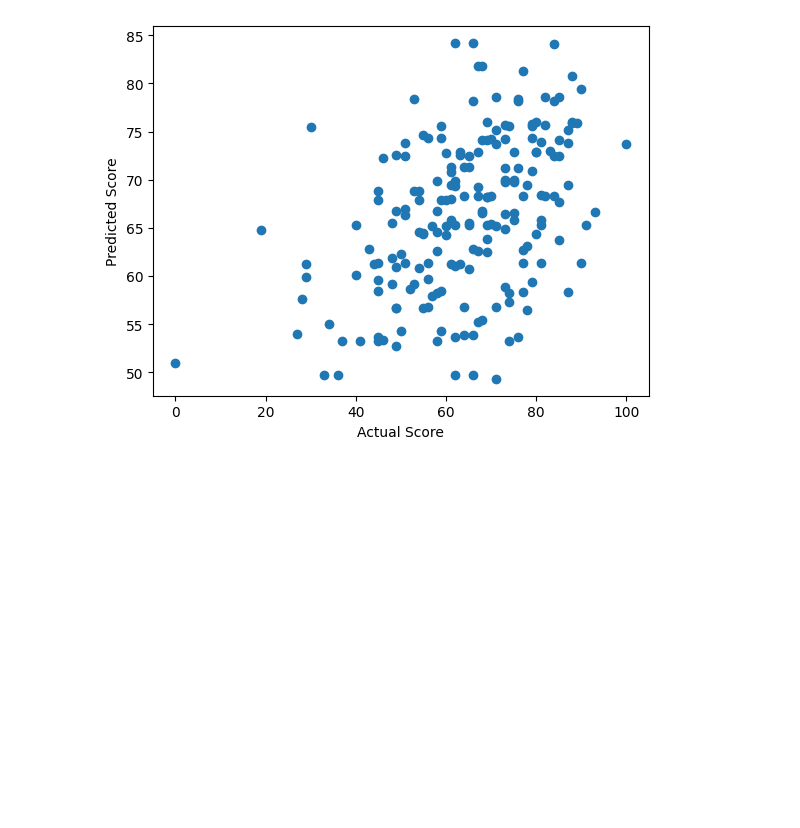
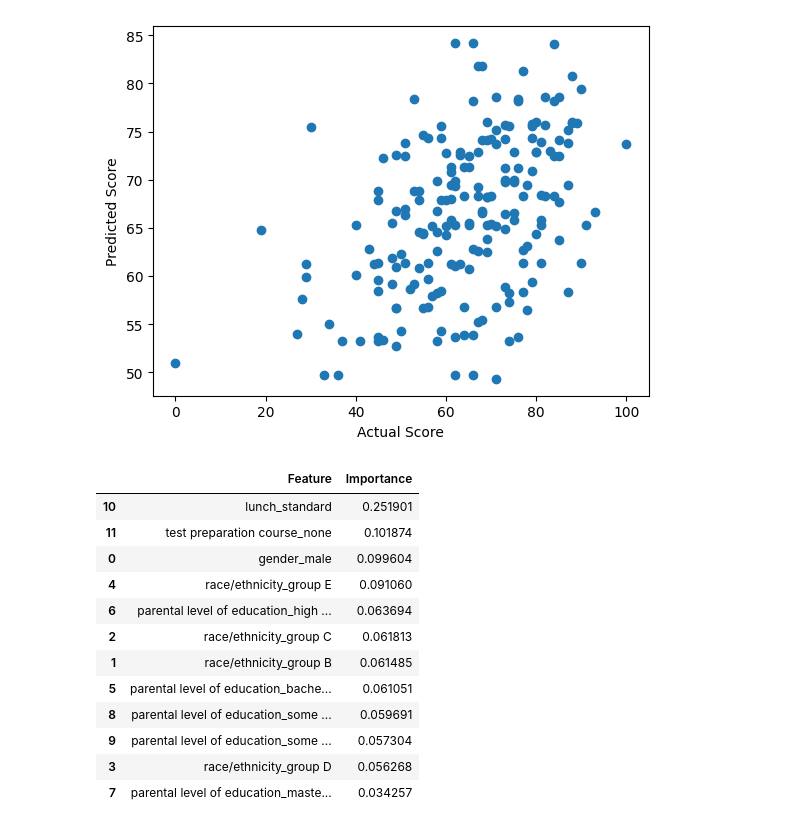
Before and after one commit to SonnNguyenn/student-score-predictor, a Jupyter notebook: notebook/exploration.ipynb, the cells around one changed output. Cells and saved outputs as stored; diff of their text form; code cells hidden in the pictures; blank space fills up the shorter version.

Commit message:
Final Student Score Predictor Model

```diff
--- a/notebook/exploration.ipynb
+++ b/notebook/exploration.ipynb
@@ -146,3 +146,64 @@ MAE: 11.269872775277623
 MSE: 200.510845643673
 R2 Score: 0.17599998338251166
 [figure]
+# %%
+from sklearn.linear_model import LinearRegression
+from sklearn.ensemble import RandomForestRegressor
+from sklearn.tree import DecisionTreeRegressor
+from sklearn.metrics import mean_absolute_error, mean_squared_error, r2_score
+
+models = {
+    "Linear Regression": LinearRegression(),
+    "Decision Tree": DecisionTreeRegressor(random_state=42),
+    "Random Forest": RandomForestRegressor(random_state=42)
+}
+
+results = {}
+
+for name, model in models.items():
+    model.fit(X_train, y_train)
+
+    y_pred = model.predict(X_test)
+
+    mae = mean_absolute_error(y_test, y_pred)
+    mse = mean_squared_error(y_test, y_pred)
+    r2 = r2_score(y_test, y_pred)
+
+    results[name] = {
+        "MAE": mae,
+        "MSE": mse,
+        "R2": r2
+    }
+
+results
+
+import pandas as pd
+
+results_df = pd.DataFrame(results).T
+results_df
+
+feature_importance = pd.DataFrame({
+    'Feature': X.columns,
+    'Importance': model.feature_importances_
+})
+
+feature_importance = feature_importance.sort_values(
+    by='Importance',
+    ascending=False
+)
+
+feature_importance
+# %% [output]
+|  | Feature | Importance |
+| 10 | lunch_standard | 0.251901 |
+| 11 | test preparation course_none | 0.101874 |
+| 0 | gender_male | 0.099604 |
+| 4 | race/ethnicity_group E | 0.091060 |
+| 6 | parental level of education_high ... | 0.063694 |
+| 2 | race/ethnicity_group C | 0.061813 |
+| 1 | race/ethnicity_group B | 0.061485 |
+| 5 | parental level of education_bache... | 0.061051 |
+| 8 | parental level of education_some ... | 0.059691 |
+| 9 | parental level of education_some ... | 0.057304 |
+| 3 | race/ethnicity_group D | 0.056268 |
+| 7 | parental level of education_maste... | 0.034257 |
```
Also changed, not shown: parts of 3 cells of this notebook, 4 other files.
